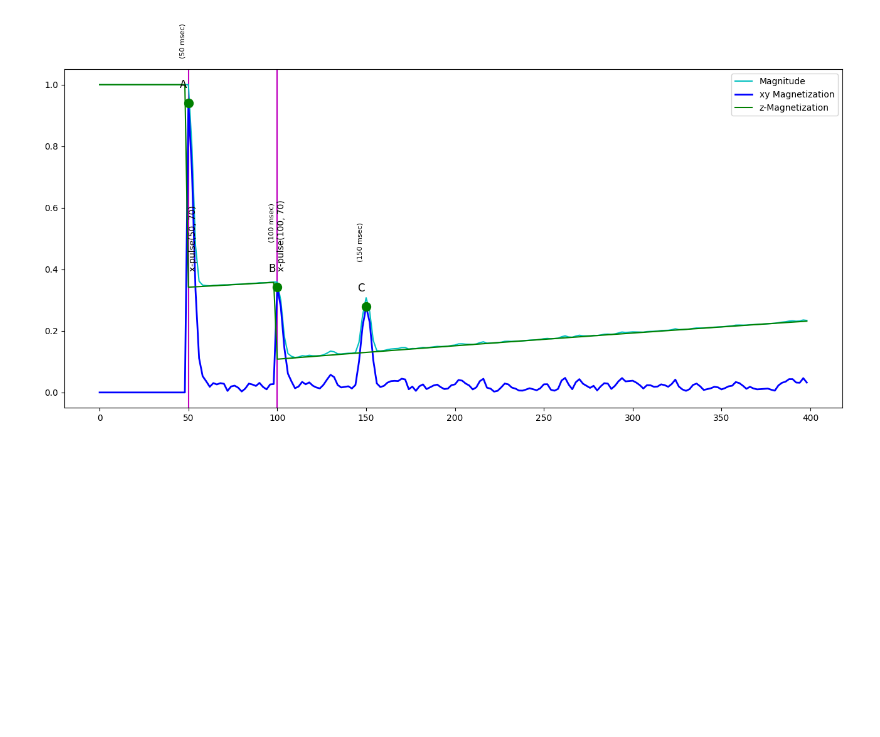
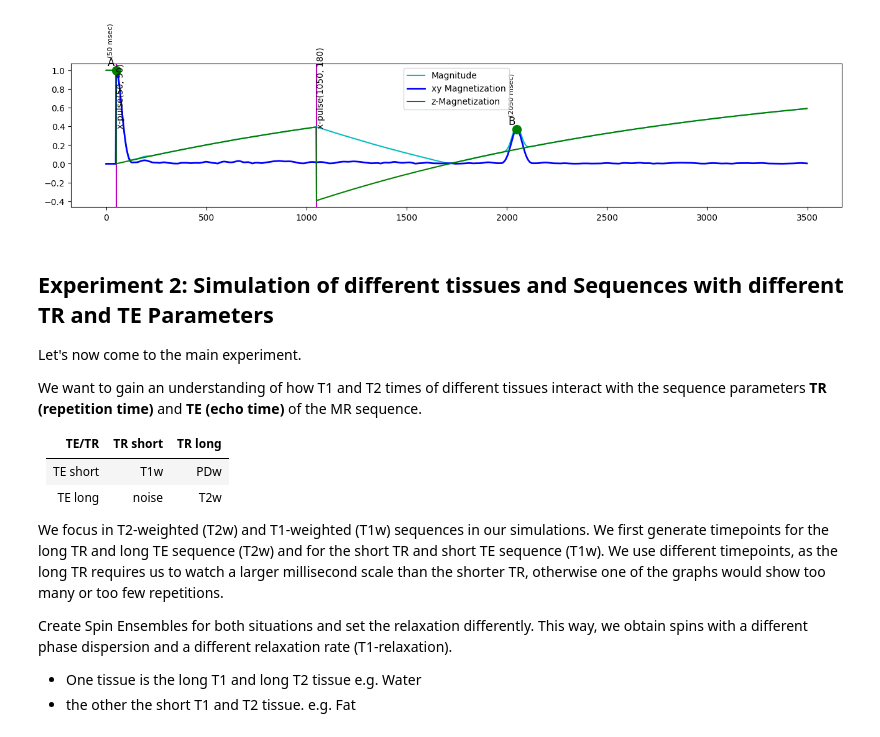
Before and after one commit to dbonekamp/spin_simulation, a Jupyter notebook: spin_simulation/relaxation.ipynb, the cells around one changed output. Drawn from its saved outputs; the diff is of its cells as text; code cells hidden in the pictures; blank space fills up the shorter version.

```diff
--- a/spin_simulation/relaxation.ipynb
+++ b/spin_simulation/relaxation.ipynb
@@ -6,4 +16,4 @@ import numpy as np
 
 %matplotlib inline
 import matplotlib.pyplot as plt
-plt.rcParams["figure.figsize"] = (12, 9) #if your plots turn out too large or small, adjust this
+plt.rcParams["figure.figsize"] = (16, 5) #if your plots turn out too large or small, adjust this
@@ -40,7 +150,9 @@ Frequency = 64000000.0, vector = (0.0, -1.0006255976251778e-16, -0.6341456137750
 # %%
-number_spins = 1000
-timepoints = range(0,400,2)
+number_spins = 1500
+timepoints = range(0,3500,2)
 base_relaxation = 0.0005
 
-spins = sim.Spinensemble(number_spins, offset_frequency, stdev_offset)
+frequency_dispersion_factor = 0.1
+
+spins = sim.Spinensemble(number_spins, offset_frequency, stdev_offset*frequency_dispersion_factor)
 spins.set_relaxation(base_relaxation)
@@ -47,10 +163,6 @@ spins.set_relaxation(base_relaxation)
 # %%
 pulseSequence = sim.PulseSequence()
-pulseSequence.add(sim.Pulse("x-pulse", 50, 70))
-pulseSequence.add(sim.Pulse("x-pulse", 100, 70))
-#pulseSequence.add(sim.Pulse("x-pulse", 300, 70))
-# pulseSequence.add(sim.Pulse("x-pulse", 50, 90))
-# pulseSequence.add(sim.Pulse("invert", 100, None))
-# pulseSequence.add(sim.Pulse("invert", 300, None))
+pulseSequence.add(sim.Pulse("x-pulse", 50, 90))
+pulseSequence.add(sim.Pulse("x-pulse", 1050, 180))
 
 signal_list = pulseSequence.simulate(spins, timepoints)
@@ -57,10 +187,32 @@ signal_list = pulseSequence.simulate(spins, timepoints)
 # %%
-plt.rcParams["figure.figsize"] = (16, 7) #if your plots turn out too large or small, adjust this
+plt.rcParams["figure.figsize"] = (16, 3) #if your plots turn out too large or small, adjust this
 pulseSequence.plotWithSignal(signal_list)
 #pulseSequence.load(signal_list)
 pulseSequence.determineHeightOfExpectedPeaks()
 pulseSequence.showPeakLabels()
 # print(pulseSequence.expected_peaks)
 # %% [output]
-[figure, old version]
+[figure, new version]
+# %% [markdown]
+## Experiment 2: Simulation of different tissues and Sequences with different TR and TE Parameters
+
+Let's now come to the main experiment.
+
+We want to gain an understanding of how T1 and T2 times of different tissues interact with the sequence parameters **TR (repetition time)** and **TE (echo time)** of the MR sequence.
+
+| TE/TR | TR short | TR long |
+| --- | --- | --- |
+| TE short | T1w | PDw |
+| TE long | noise | T2w |
+
+We focus in T2-weighted (T2w) and T1-weighted (T1w) sequences in our simulations.
+We first generate timepoints for the long TR and long TE sequence (T2w) and for the short TR and short TE sequence (T1w).
+We use different timepoints, as the long TR requires us to watch a larger millisecond scale than the shorter TR, otherwise one of the graphs would show too many or too few repetitions.
+
+Create Spin Ensembles for both situations and set the relaxation differently. This way, we obtain spins with a different phase dispersion and a different relaxation rate (T1-relaxation).
+
+- One tissue is the long T1 and long T2 tissue
+e.g. Water
+- the other the short T1 and T2 tissue.
+e.g. Fat
 # %%
```
Also changed, not shown: parts of 17 cells of this notebook, 1 other file.
